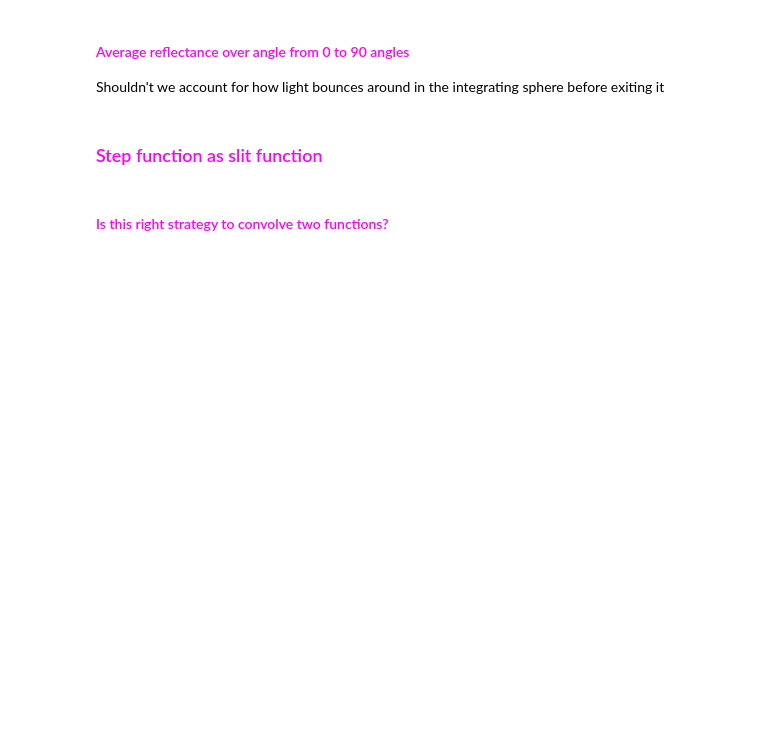
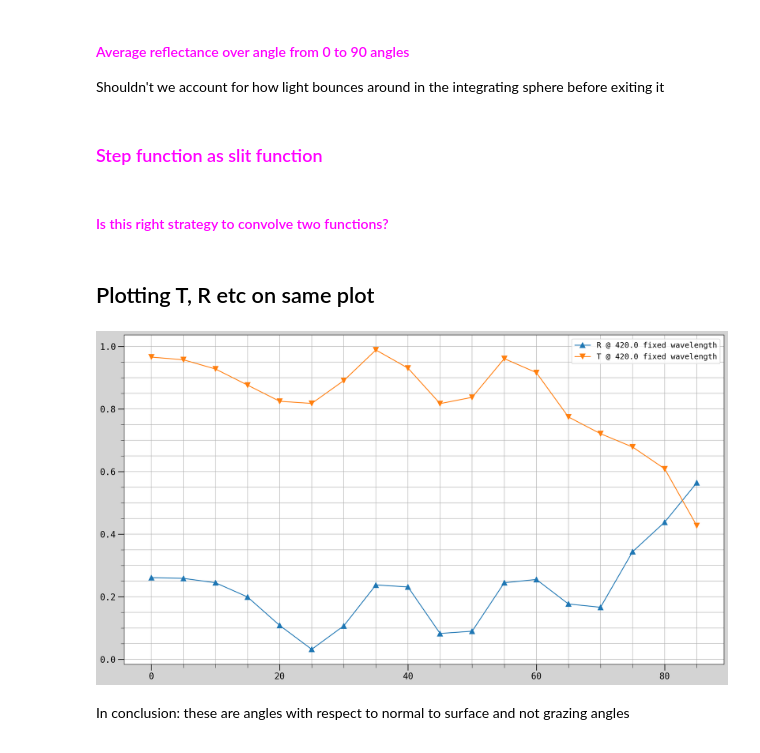
Before and after one commit to sarthchoudhary/AMELY, a Jupyter notebook: reflectance_comparison.ipynb, the cells around one changed output. Saved outputs shown, nothing was run; the diff lists cells and outputs as text; code cells hidden in the pictures; blank space fills up the shorter version.

```diff
--- a/reflectance_comparison.ipynb
+++ b/reflectance_comparison.ipynb
@@ -61,11 +85,11 @@ R_SiPM_measured_cor_df =pd.read_csv(path.join(project_dir,
 # %%
-# R_SiPM_alberto_df = pd.read_csv(path.join(project_dir, 'Data', 'aberto_data',
+# R_SiPM_alberto_df = pd.read_csv(path.join(project_dir, 'Data', 'Alberto_data',
 #                                           'all_data reflectance LAr_NUV-HD-Cryo.txt'),
 #                                 sep='\t')
-R_SiPM_alberto_df = pd.read_csv(path.join(project_dir, 'Data', 'aberto_data',
+R_SiPM_alberto_df = pd.read_csv(path.join(project_dir, 'Data', 'Alberto_data',
                                           'all_data reflectance vacuum_NUV-HD-Cryo.txt'),
                                 sep='\t')
-
+R_SiPM_alberto_df2 = R_SiPM_alberto_df.copy()
 # R_SiPM_alberto_df['Wavelength']
 # R_SiPM_alberto_df['']
-R_SiPM_alberto_df
+# R_SiPM_alberto_df
@@ -459,3 +467,26 @@ fig3.savefig(r'C:\Users\sarth\projects\LY_Analytic_Model\SiPM_Reflectance_Measur
 # txtstr = 'slit_width = ' + str(slit_width) + '; ' + 'slit_function'
 # ax6.text(0.15, 0.95, txtstr, transform=ax4.transAxes, fontsize=14, verticalalignment='top', bbox=props)
 # ax6.legend()
+# %% [markdown]
+<h2> Plotting T, R etc on same plot </h2>
+# %%
+T_SiPM_alberto_df = pd.read_csv(path.join(project_dir, 'Data', 'Alberto_data',
+                                          'all_data transmittance vacuum_NUV-HD_Cryo.txt'),
+                                sep='\t')
+# %%
+fig7 = plt.figure()
+fig7.set_facecolor('lightgrey')
+ax7 = plt.axes()
+
+# ax7.plot(T_SiPM_alberto_df['Wavelength'], T_SiPM_alberto_df['05'], label='T')
+# ax7.plot(R_SiPM_alberto_df['Wavelength'], R_SiPM_alberto_df['05'], label='R')
+# # ax7.plot(T_SiPM_alberto_df['Wavelength'], T_SiPM_alberto_df['05'] + R_SiPM_alberto_df['05'], label='T+R')
+
+ax7.plot(angle_list, R_SiPM_alberto_df2.iloc[300][1:], '-^', label=f'R @ {R_SiPM_alberto_df.iloc[300][0]} fixed wavelength')
+ax7.plot(angle_list, T_SiPM_alberto_df.iloc[300][1:], '-v',label=f'T @ {T_SiPM_alberto_df.iloc[300][0]} fixed wavelength')
+ax7.legend()
+ax7.grid(which='both')
+# %% [output]
+[figure, added]
+# %% [markdown]
+<p> In conclusion: these are angles with respect to normal to surface and not grazing angles<p>
```
Also changed, not shown: parts of 19 cells of this notebook, 1 other file.
